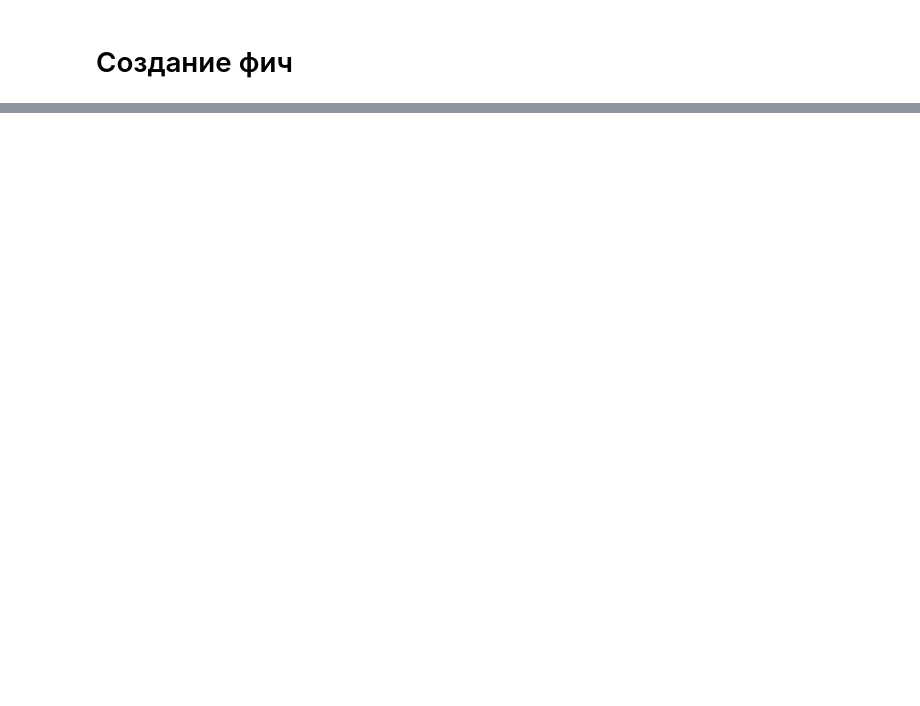
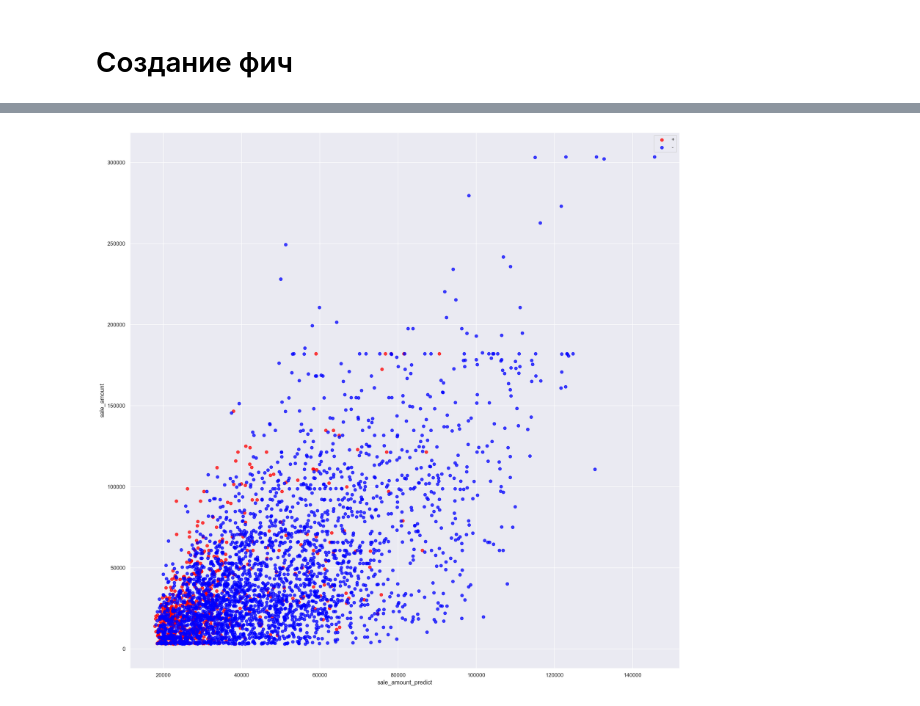
Before and after one commit to Oxonomy/IDAO-2021-FinalRound, a Jupyter notebook: feature_generation.ipynb, the cells around one changed output, grey strips where cells are left out. Cells and saved outputs as stored; diff of their text form; code cells hidden in the pictures; blank space fills up the shorter version.

```diff
--- a/feature_generation.ipynb
+++ b/feature_generation.ipynb
@@ -52,0 +52,8 @@ df_funnel
+# %%
+coms = df_com.groupby('client_id').sum()[['agr_flg', 'otkaz', 'count_comm']]
+df_funnel = pd.concat([df_funnel.set_index('client_id'), coms], axis=1).reset_index()
+# %%
+df_funnel['otkaz_p'] = df_funnel.otkaz / df_funnel.count_comm
+df_funnel['agr_flg_p'] = df_funnel.agr_flg / df_funnel.count_comm
+# %%
+df_funnel['agr_flg_p'] = df_funnel.agr_flg / (df_funnel.otkaz_p+1)
@@ -80,0 +149,3 @@ NIC: 4439.753560796354
+# %%
+df['target'] = target
+df['sale_amount_predict'] = model_sale_amount.predict(x)
@@ -80,0 +168,23 @@ NIC: 4439.753560796354
+# %%
+col1 = 'sale_amount_predict'
+col2 = 'sale_amount'
+
+plt.figure(figsize=(20, 20))
+
+plt.scatter(df[col1][df['target'] == 0],
+            df[col2][df['target'] == 0],
+            alpha=0.75,
+            color='red',
+            label='+')
+
+plt.scatter(df[col1][df['target'] == 1],
+            df[col2][df['target'] == 1],
+            alpha=0.75,
+            color='blue',
+            label='-')
+
+plt.xlabel(col1)
+plt.ylabel(col2)
+plt.legend(loc='best');
+# %% [output]
+[figure, added]
```
Also changed, not shown: parts of 10 cells of this notebook, 5 other files.
